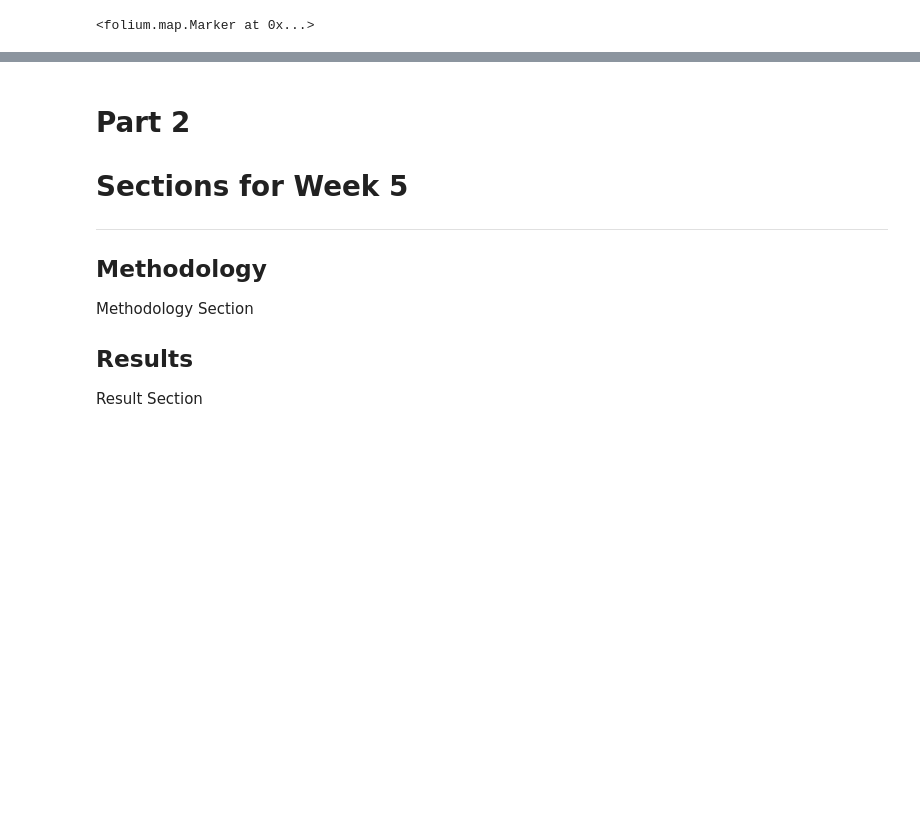
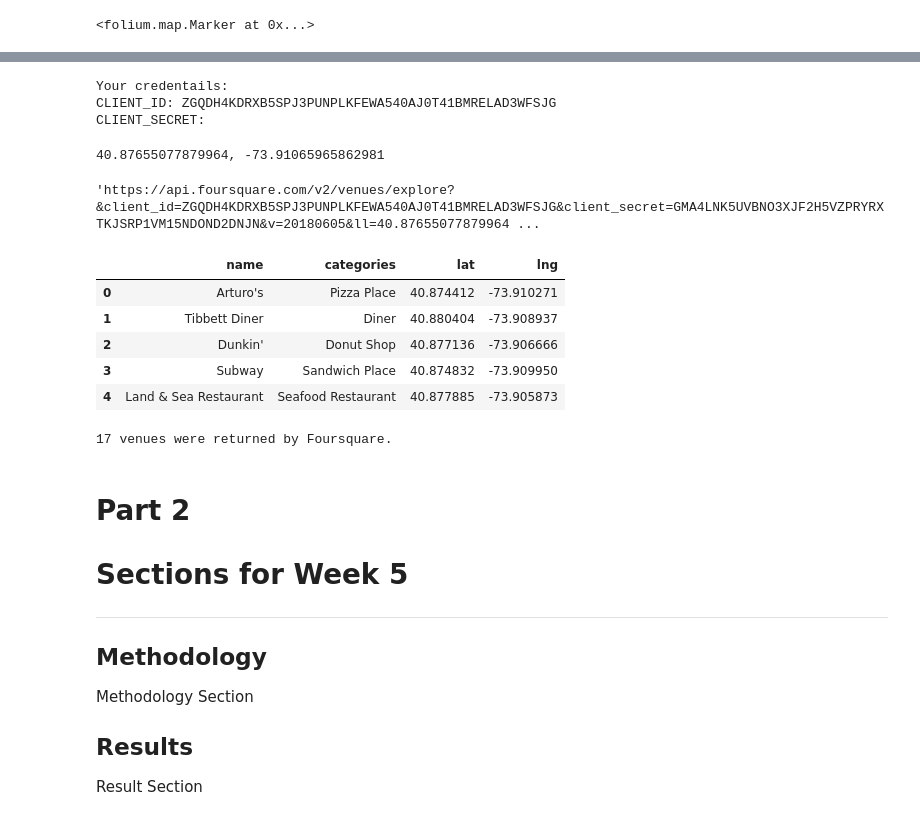
Before and after one commit to MayureshBakshi/Coursera_Capstone, a Jupyter notebook: Applied Data Science Capstone Week 4.ipynb, the cells around one changed output, grey strips where cells are left out. Cells and saved outputs as stored; diff of their text form; code cells hidden in the pictures; blank space fills up the shorter version.

Commit message:
Added Foursquare API call and tested venues near Marbel Hill

```diff
--- a/Applied Data Science Capstone Week 4.ipynb
+++ b/Applied Data Science Capstone Week 4.ipynb
@@ -233,3 +233,43 @@ for lat, lng, borough,neighborhood in zip(neighborhoods['Latitude'], neighborhoo
 map_newyork
 # %% [output]
 [interactive output not drawn]
+# %%
+## Setup credentials for Foursquare API
+CLIENT_ID = 'ZGQDH4KDRXB5SPJ3PUNPLKFEWA540AJ0T41BMRELAD3WFSJG' #Foursquare ID
+CLIENT_SECRET = '' #Foursquare Secret
+VERSION = '20180605' # Foursquare API version
+print('Your credentails:')
+print('CLIENT_ID: ' + CLIENT_ID)
+print('CLIENT_SECRET:' + CLIENT_SECRET)
+# %% [output]
+Your credentails:
+CLIENT_ID: ZGQDH4KDRXB5SPJ3PUNPLKFEWA540AJ0T41BMRELAD3WFSJG
+CLIENT_SECRET:
+# %%
+## Test data on Marbel Hill Neighborhood
+neighborhood_latitude = 40.87655077879964
+neighborhood_longitude = -73.91065965862981
+print(str(neighborhood_latitude) + ', '+ str(neighborhood_longitude))
+# %% [output]
+40.87655077879964, -73.91065965862981
+# %%
+## Constructing the GET url for Foursquare API Call
+## Test URL for Marbel Hill Neighborhood
+LIMIT = 100
+radius = 500
+categoryId = '4d4b7105d754a06374d81259'
+url = 'https://api.foursquare.com/v2/venues/explore?&client_id={}&client_secret={}&v={}&ll={},{}&radius={}&categoryId={}&limit={}'.format(
+    CLIENT_ID,
+    CLIENT_SECRET,
+    VERSION,
+    neighborhood_latitude,
+    neighborhood_longitude,
+    radius,
+    categoryId,
+    LIMIT)
+url
+# %% [output]
+'https://api.foursquare.com/v2/venues/explore?&client_id=ZGQDH4KDRXB5SPJ3PUNPLKFEWA540AJ0T41BMRELAD3WFSJG&client_secret=GMA4LNK5UVBNO3XJF2H5VZPRYRXTKJSRP1VM15NDOND2DNJN&v=20180605&ll=40.87655077879964 ...
+# %%
+import requests
+results = requests.get(url).json()
@@ -236,3 +280,42 @@ map_newyork
+# %%
+# function that extracts the category of the venue
+def get_category_type(row):
+    try:
+        categories_list = row['categories']
+    except:
+        categories_list = row['venue.categories']
+
+    if len(categories_list) == 0:
+        return None
+    else:
+        return categories_list[0]['name']
+# %%
+venues = results['response']['groups'][0]['items']
+
+nearby_venues = json_normalize(venues) # flatten JSON
+
+# filter columns
+filtered_columns = ['venue.name', 'venue.categories', 'venue.location.lat', 'venue.location.lng']
+nearby_venues =nearby_venues.loc[:, filtered_columns]
+
+# filter the category for each row
+nearby_venues['venue.categories'] = nearby_venues.apply(get_category_type, axis=1)
+
+# clean columns
+nearby_venues.columns = [col.split(".")[-1] for col in nearby_venues.columns]
+
+nearby_venues.head()
+# %% [output]
+|  | name | categories | lat | lng |
+| 0 | Arturo's | Pizza Place | 40.874412 | -73.910271 |
+| 1 | Tibbett Diner | Diner | 40.880404 | -73.908937 |
+| 2 | Dunkin' | Donut Shop | 40.877136 | -73.906666 |
+| 3 | Subway | Sandwich Place | 40.874832 | -73.909950 |
+| 4 | Land & Sea Restaurant | Seafood Restaurant | 40.877885 | -73.905873 |
+# %%
+print('{} venues were returned by Foursquare.'.format(nearby_venues.shape[0]))
+# %% [output]
+17 venues were returned by Foursquare.
 # %% [markdown]
 # Part 2
 # Sections for Week 5
```
Also changed, not shown: parts of 2 cells of this notebook.
